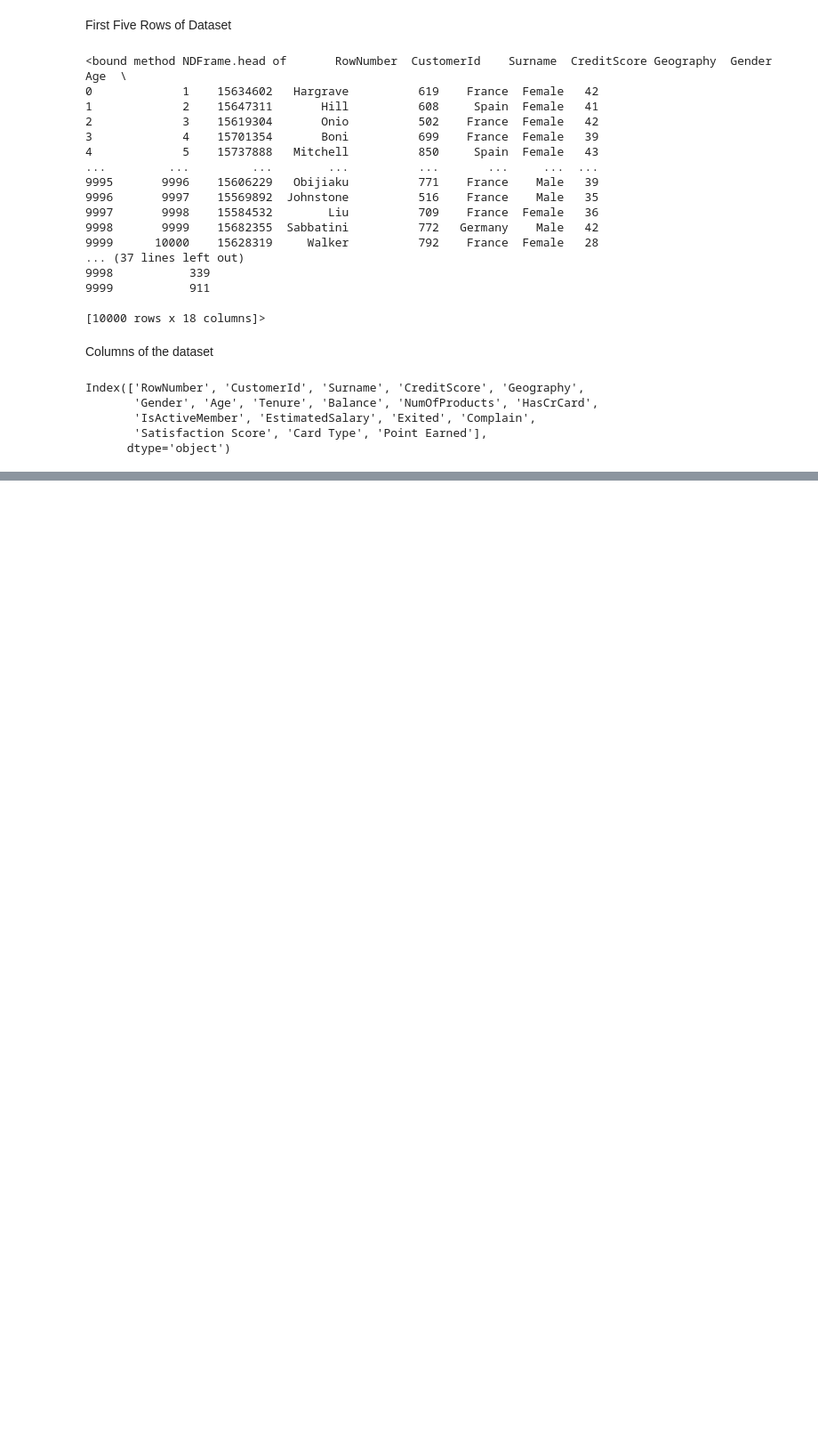
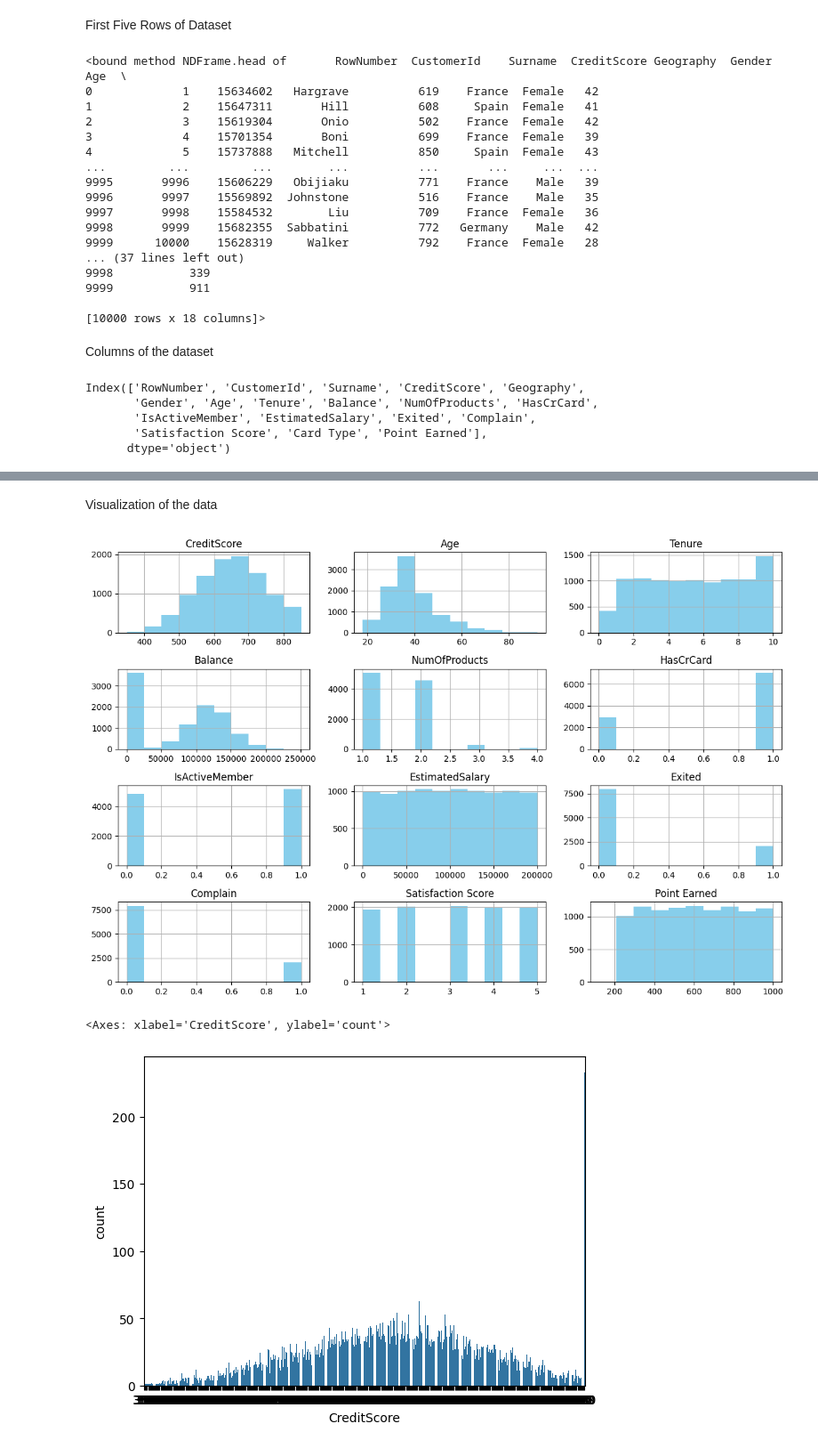
Before and after one commit to fevweb/Customer_Churn, a Jupyter notebook: Customer-Churn.ipynb, the cells around one changed output, grey strips where cells are left out. Shown at 89% size. Cells and saved outputs as stored; diff of their text form; code cells hidden in the pictures; blank space fills up the shorter version.

```diff
--- a/Customer-Churn.ipynb
+++ b/Customer-Churn.ipynb
@@ -35,0 +110,18 @@ Index(['RowNumber', 'CustomerId', 'Surname', 'CreditScore', 'Geography',
+# %% [markdown]
+Visualization of the data
+# %%
+import matplotlib.pyplot as plt
+import seaborn as sns
+
+exclude_col= ['RowNumber','CustomerId']
+columns_to_show =[col for col in df.select_dtypes(include='number').columns if col not in exclude_col]
+df[columns_to_show].hist(figsize=(12,8),color='skyblue')
+plt.tight_layout()
+plt.show()
+
+
+sns.countplot(data=df, x='CreditScore')
+# %% [output]
+[figure, added]
+<Axes: xlabel='CreditScore', ylabel='count'>
+[figure, added]
```
Also changed, not shown: parts of 19 cells of this notebook.
